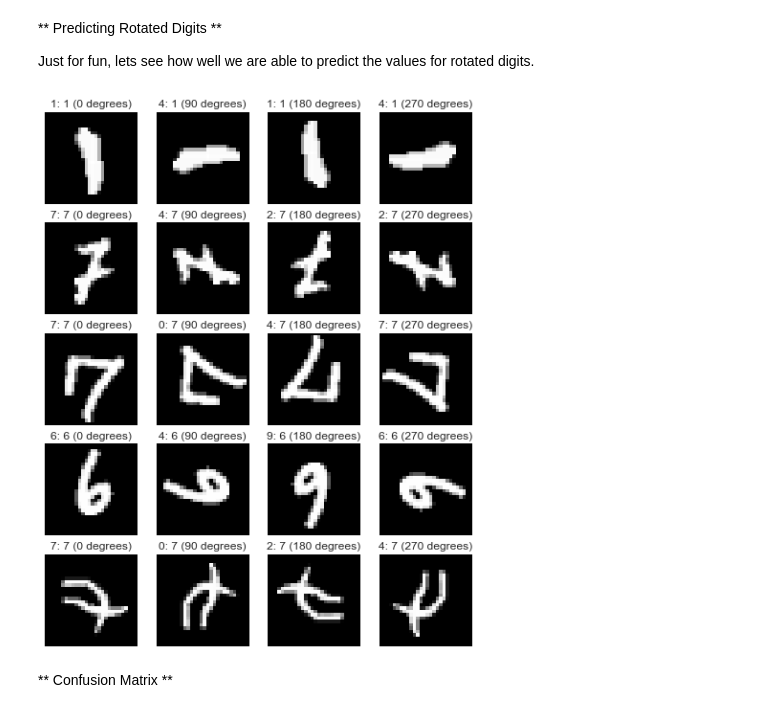
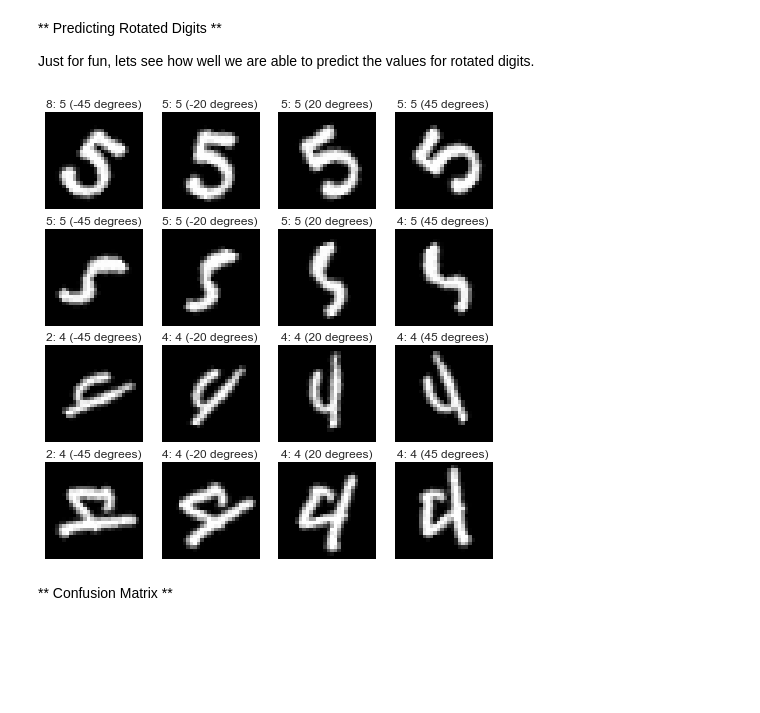
Before and after one commit to thomalm/kaggle, a Jupyter notebook: digit-recognizer/digit-recognizer.ipynb, the cells around one changed output. Cells and saved outputs as stored; diff of their text form; code cells hidden in the pictures; blank space fills up the shorter version.

```diff
--- a/digit-recognizer/digit-recognizer.ipynb
+++ b/digit-recognizer/digit-recognizer.ipynb
@@ -238,15 +283,28 @@ lasagne 0.1
+# %%
+# Degrees we rotate the additional training examples
+degrees = [-15, 15]
+
+# Generate additional training examples
+rotated_images, labels = rotate_images(X, y, degrees)
+
+# Extract the label from our label text
+labels = [l.split()[0] for l in labels]
+
+# Append the new training examples
+X = np.append(X, np.array(rotated_images), axis=0)
+y = np.append(y, np.array(labels), axis=0)
 # %% [markdown]
 ** Preparing Input **
 # %%
-# One-hot-encode the y values as multi-class neural nets have one output node per class
 y_train = y.astype(np.uint8)
 
 # Normalize the color values so they are between 0 and 1
-X_train = X / np.float32(255)
+X_train = X / np.float32(X.max())
 
 X_train = X_train.reshape((-1, 1, 28, 28))
 
 # Generate a 75:25 hold-out dataset
+# Comment out this line to use the entire training set for training
 X_train, X_test, y_train, y_test = train_test_split(X_train, y_train)
 # %% [markdown]
 ## CNN
@@ -280,7 +338,7 @@ nn = NeuralNet(
     regression=False,
 
     # Number of passes over the training data
-    max_epochs=50,
+    max_epochs=10,
     # Enable printing of useful information
     verbose=1,
 
@@ -343,20 +401,27 @@ plot_digits(digits, labels, 3, 10)
 
 Just for fun, lets see how well we are able to predict the values for rotated digits.
 # %%
-num_digits = 5
+num_digits = 4
 
-# Rotate our digits
-rotated_images, labels = rotate_image(X, y, num_digits, rand=True)
+# Randomly select some digits to visualize
+idx = random.sample(range(0, len(X)+1), num_digits)
+sample_images = [X[i] for i in idx]; sampel_labels = [y[i] for i in idx]
+
+# Degrees to rotate the images
+degrees = [-45, -20, 20, 45]
+
+# Rotate the selected digits
+rotated_images, labels = rotate_images(sample_images, sampel_labels, degrees)
 
 # Generate predictions for our rotated digits
 rotated_pred = nn.predict(np.array(rotated_images).reshape((-1, 1, 28, 28)))
 
-labels = [str(m) + ": " + n for m, n in zip(rotated_pred, labels)]
+labels = [str(p) + ": " + str(l) for p, l in zip(rotated_pred, labels)]
 
 # Plot our rotated digits and predictions
 plot_digits(rotated_images, labels, num_digits, 4)
 # %% [output]
-[figure, old version]
+[figure, new version]
 # %% [markdown]
 ** Confusion Matrix **
 # %%
```
Also changed, not shown: parts of 15 cells of this notebook.
